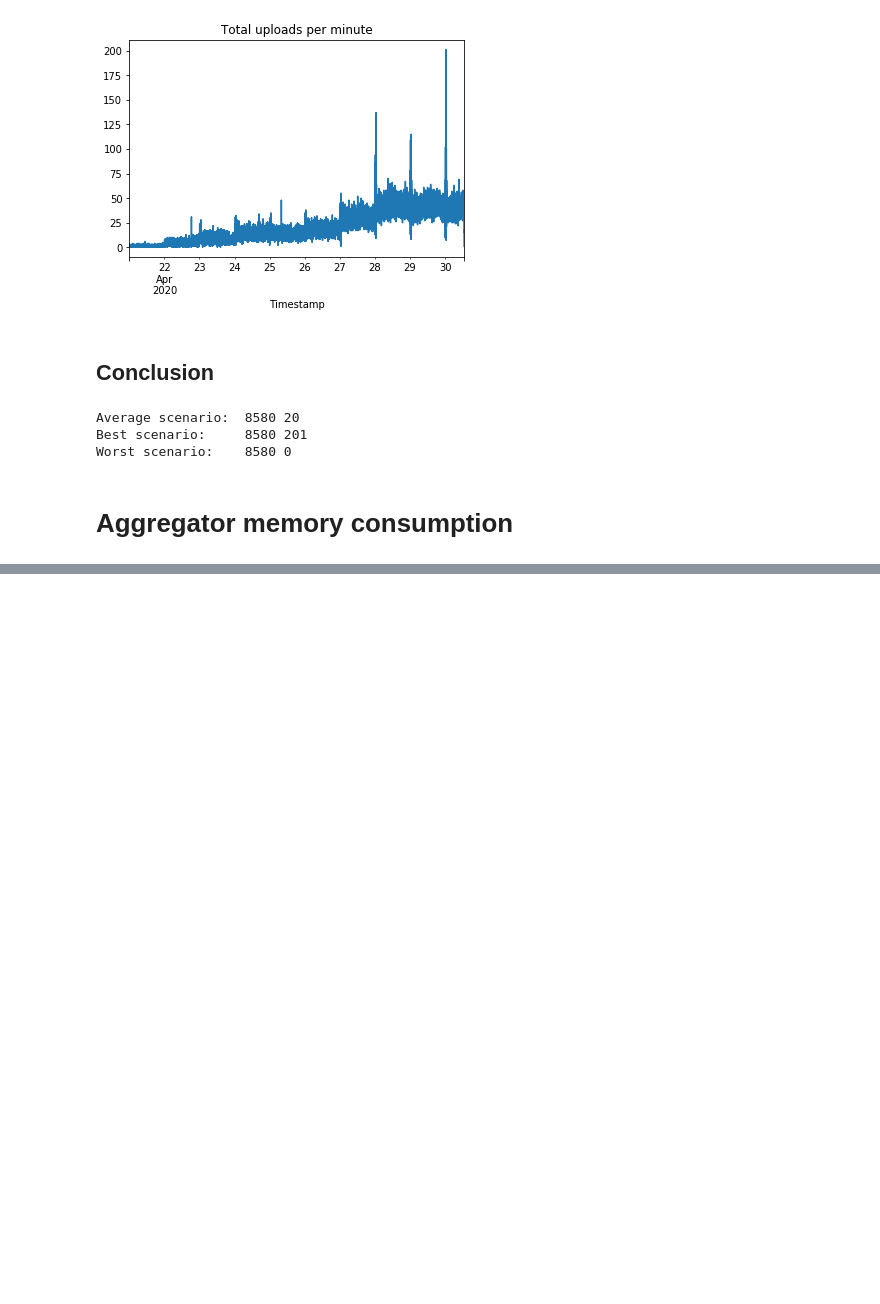
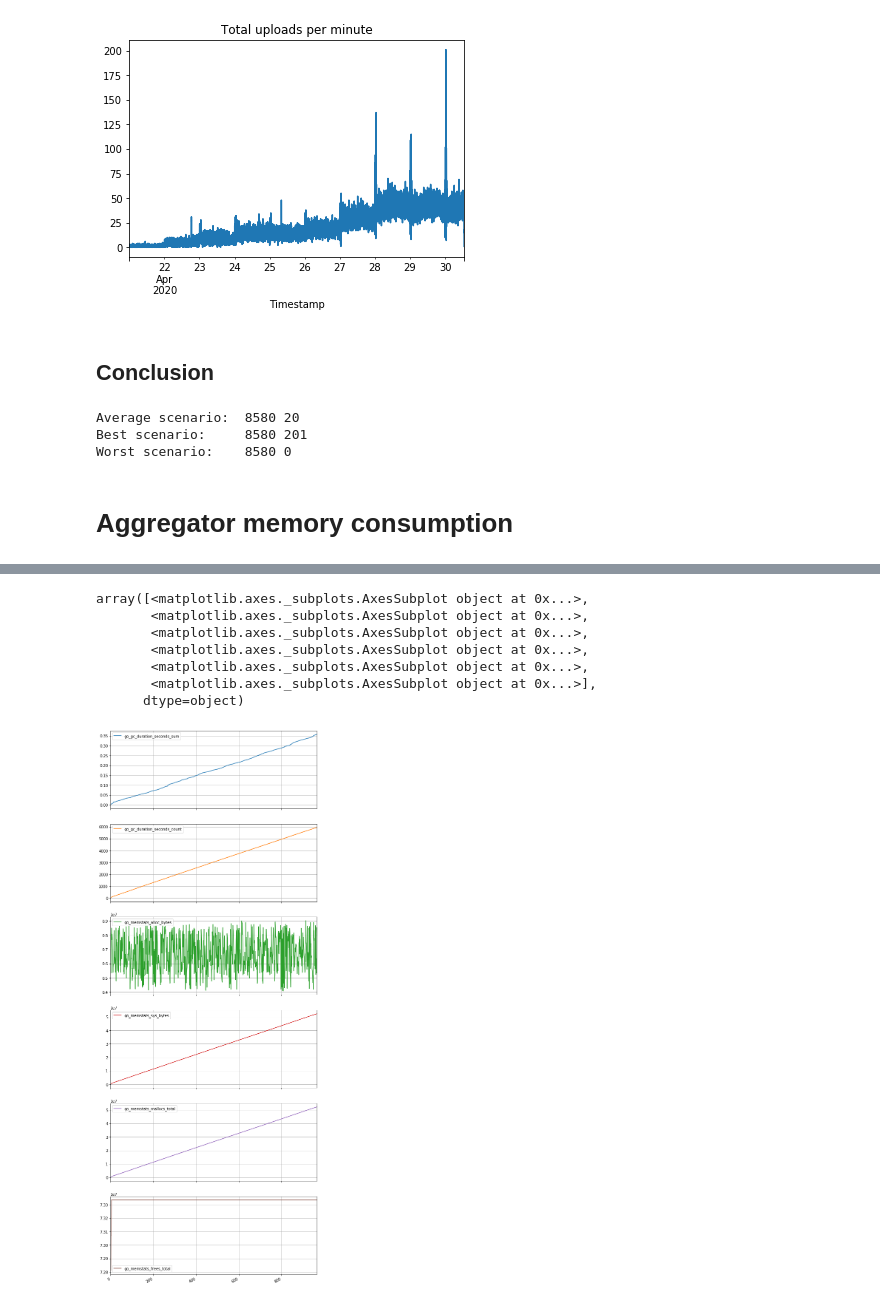
Before and after one commit to tisnik/jupyter-notebook-examples, a Jupyter notebook: consumer_benchmarks.ipynb, the cells around one changed output, grey strips where cells are left out. Saved outputs shown, nothing was run; the diff lists cells and outputs as text; code cells hidden in the pictures; blank space fills up the shorter version.

Commit message:
Add graphs about memory consumption of aggregator service

```diff
--- a/consumer_benchmarks.ipynb
+++ b/consumer_benchmarks.ipynb
@@ -337,3 +337,5 @@ Best scenario:     8580 201
 Worst scenario:    8580 0
 # %% [markdown]
 # Aggregator memory consumption
+# %%
+memory=pd.read_csv("memory_consumption.csv")
@@ -339,0 +351,11 @@ Worst scenario:    8580 0
+# %%
+memory.plot(figsize=(10,30), grid=True, subplots=True)
+# %% [output]
+array([<matplotlib.axes._subplots.AxesSubplot object at 0x...>,
+       <matplotlib.axes._subplots.AxesSubplot object at 0x...>,
+       <matplotlib.axes._subplots.AxesSubplot object at 0x...>,
+       <matplotlib.axes._subplots.AxesSubplot object at 0x...>,
+       <matplotlib.axes._subplots.AxesSubplot object at 0x...>,
+       <matplotlib.axes._subplots.AxesSubplot object at 0x...>],
+      dtype=object)
+[figure, added]
```
Also changed, not shown: parts of 2 cells of this notebook.
